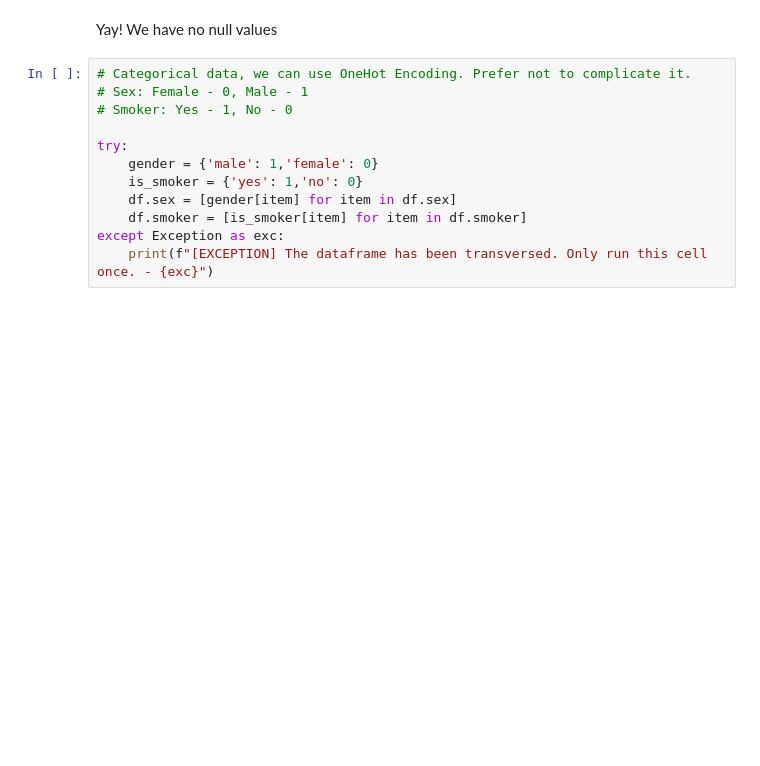
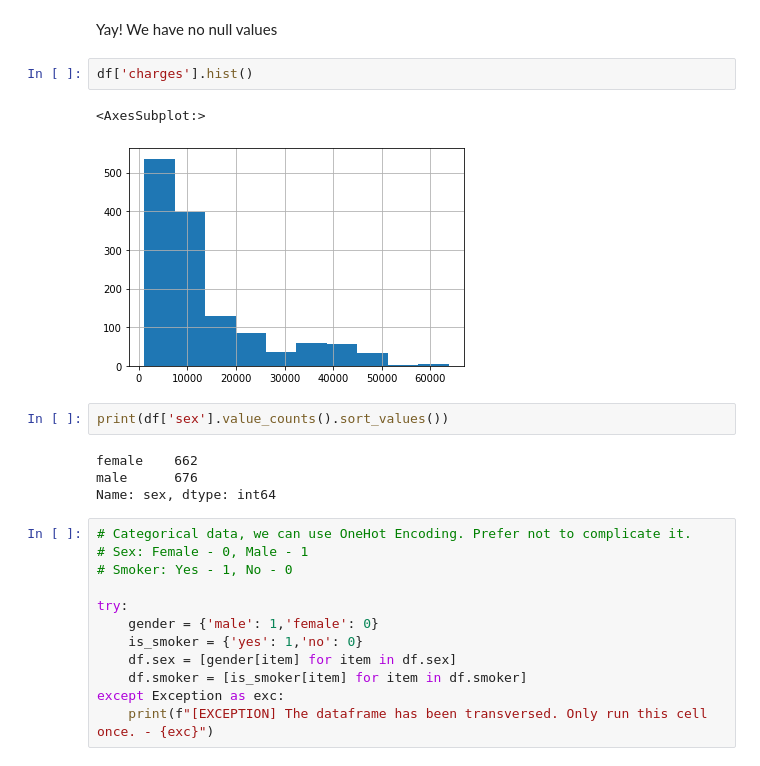
Before and after one commit to DPY401T/intro-to-ml, a Jupyter notebook: Regression Problem/medical_cost_per_individual.ipynb, the cells around one changed output. Cells and saved outputs as stored; diff of their text form; blank space fills up the shorter version.

```diff
--- a/Regression Problem/medical_cost_per_individual.ipynb
+++ b/Regression Problem/medical_cost_per_individual.ipynb
@@ -70,5 +51,16 @@ False
 # %% [markdown]
 Yay! We have no null values
+# %%
+df['charges'].hist()
+# %% [output]
+<AxesSubplot:>
+[figure, added]
+# %%
+print(df['sex'].value_counts().sort_values())
+# %% [output]
+female    662
+male      676
+Name: sex, dtype: int64
 # %%
 # Categorical data, we can use OneHot Encoding. Prefer not to complicate it.
 # Sex: Female - 0, Male - 1
```
Also changed, not shown: parts of 40 cells of this notebook.
